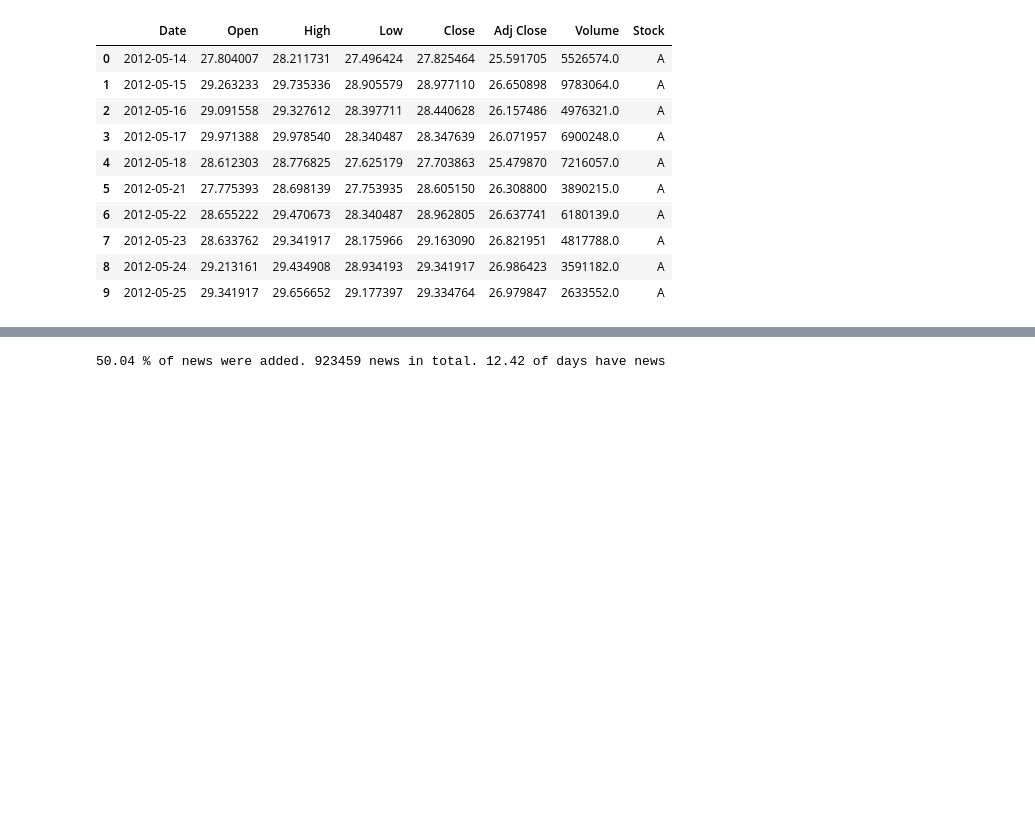
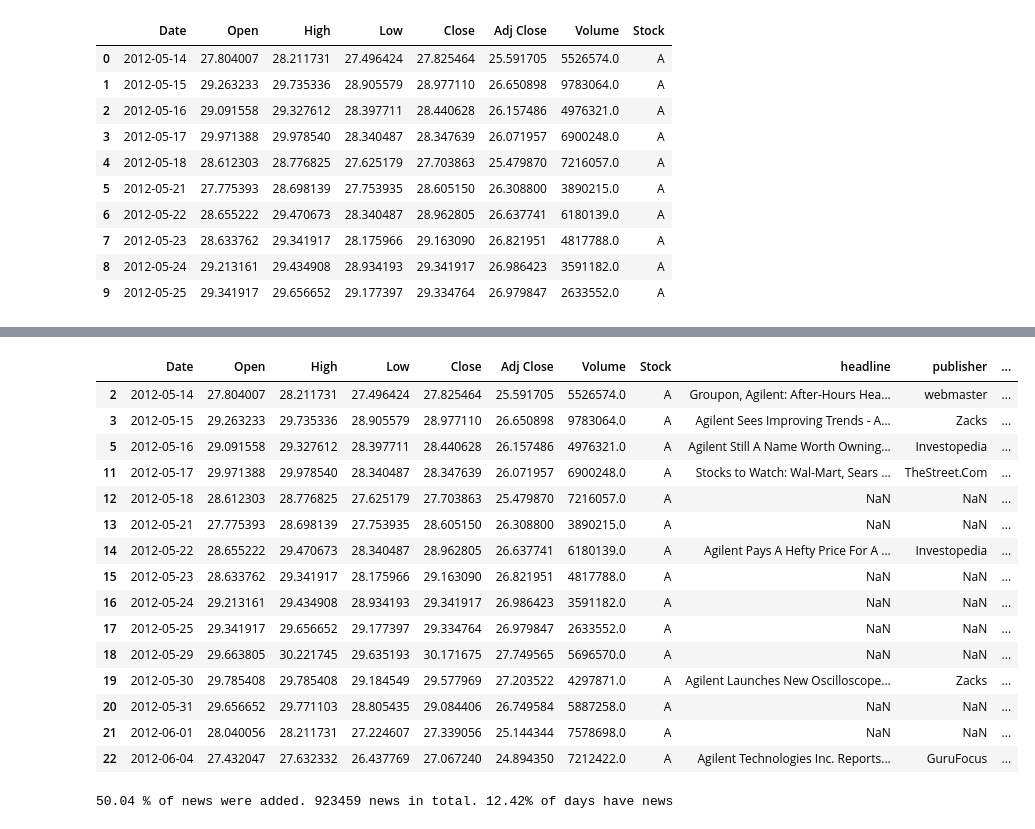
Before and after one commit to Bene939/News-Sentiment-based-Stock-Price-Forecasting, a Jupyter notebook: stock_data_preprocessing.ipynb, the cells around one changed output, grey strips where cells are left out. Cells and saved outputs as stored; diff of their text form; code cells hidden in the pictures; blank space fills up the shorter version.

```diff
--- a/stock_data_preprocessing.ipynb
+++ b/stock_data_preprocessing.ipynb
@@ -175,12 +162,31 @@ KeyboardInterrupt: ignored
 # %%
 # merging price and sentiment datasets using pandas
 merged_data = pd.merge(price_data, data, how='left', left_on=['Stock', 'Date'], right_on=['stock', 'date'])
-merged_data.drop(['date', 'Sentiment', 'Publisher', 'stock', 'Headline'], axis=1, inplace=True)
+merged_data.drop(['date', 'stock'], axis=1, inplace=True)
 merged_data.drop_duplicates(['Date', 'Stock'], keep='last', inplace=True)
 merged_data.head(15)
 #merged_data.to_csv("stock_price_sentiment_data.csv", index=False, header = True, encoding='utf-8-sig')
-percent_news_added = merged_data['headline'].notnull().sum() / len(data) * 100
-percent_no_news_days = merged_data['headline'].isnull().sum() / len(merged_data) * 100
-print(f"{percent_news_added:.2f} % of news were added. {merged_data['headline'].notnull().sum()} news in total. {100 - percent_no_news_days:.2f}% of days have news")
 # %% [output]
-50.04 % of news were added. 923459 news in total. 12.42 of days have news
+|  | Date | Open | High | Low | Close | Adj Close | Volume | Stock | headline | publisher | ... |
+| 2 | 2012-05-14 | 27.804007 | 28.211731 | 27.496424 | 27.825464 | 25.591705 | 5526574.0 | A | Groupon, Agilent: After-Hours Hea... | webmaster | ... |
+| 3 | 2012-05-15 | 29.263233 | 29.735336 | 28.905579 | 28.977110 | 26.650898 | 9783064.0 | A | Agilent Sees Improving Trends - A... | Zacks | ... |
+| 5 | 2012-05-16 | 29.091558 | 29.327612 | 28.397711 | 28.440628 | 26.157486 | 4976321.0 | A | Agilent Still A Name Worth Owning... | Investopedia | ... |
+| 11 | 2012-05-17 | 29.971388 | 29.978540 | 28.340487 | 28.347639 | 26.071957 | 6900248.0 | A | Stocks to Watch: Wal-Mart, Sears ... | TheStreet.Com | ... |
+| 12 | 2012-05-18 | 28.612303 | 28.776825 | 27.625179 | 27.703863 | 25.479870 | 7216057.0 | A | NaN | NaN | ... |
+| 13 | 2012-05-21 | 27.775393 | 28.698139 | 27.753935 | 28.605150 | 26.308800 | 3890215.0 | A | NaN | NaN | ... |
+| 14 | 2012-05-22 | 28.655222 | 29.470673 | 28.340487 | 28.962805 | 26.637741 | 6180139.0 | A | Agilent Pays A Hefty Price For A ... | Investopedia | ... |
+| 15 | 2012-05-23 | 28.633762 | 29.341917 | 28.175966 | 29.163090 | 26.821951 | 4817788.0 | A | NaN | NaN | ... |
+| 16 | 2012-05-24 | 29.213161 | 29.434908 | 28.934193 | 29.341917 | 26.986423 | 3591182.0 | A | NaN | NaN | ... |
+| 17 | 2012-05-25 | 29.341917 | 29.656652 | 29.177397 | 29.334764 | 26.979847 | 2633552.0 | A | NaN | NaN | ... |
+| 18 | 2012-05-29 | 29.663805 | 30.221745 | 29.635193 | 30.171675 | 27.749565 | 5696570.0 | A | NaN | NaN | ... |
+| 19 | 2012-05-30 | 29.785408 | 29.785408 | 29.184549 | 29.577969 | 27.203522 | 4297871.0 | A | Agilent Launches New Oscilloscope... | Zacks | ... |
+| 20 | 2012-05-31 | 29.656652 | 29.771103 | 28.805435 | 29.084406 | 26.749584 | 5887258.0 | A | NaN | NaN | ... |
+| 21 | 2012-06-01 | 28.040056 | 28.211731 | 27.224607 | 27.339056 | 25.144344 | 7578698.0 | A | NaN | NaN | ... |
+| 22 | 2012-06-04 | 27.432047 | 27.632332 | 26.437769 | 27.067240 | 24.894350 | 7212422.0 | A | Agilent Technologies Inc. Reports... | GuruFocus | ... |
+# %%
+
+percent_news_added = merged_data['headline'].notnull().sum() / len(data) * 100
+percent_no_news_days = merged_data['headline'].isnull().sum() / len(merged_data) * 100
+print(f"{percent_news_added:.2f} % of news were added. {merged_data['headline'].notnull().sum()} news in total. {100 - percent_no_news_days:.2f}% of days have news")
+# %% [output]
+50.04 % of news were added. 923459 news in total. 12.42% of days have news
```
Also changed, not shown: parts of 5 cells of this notebook.
